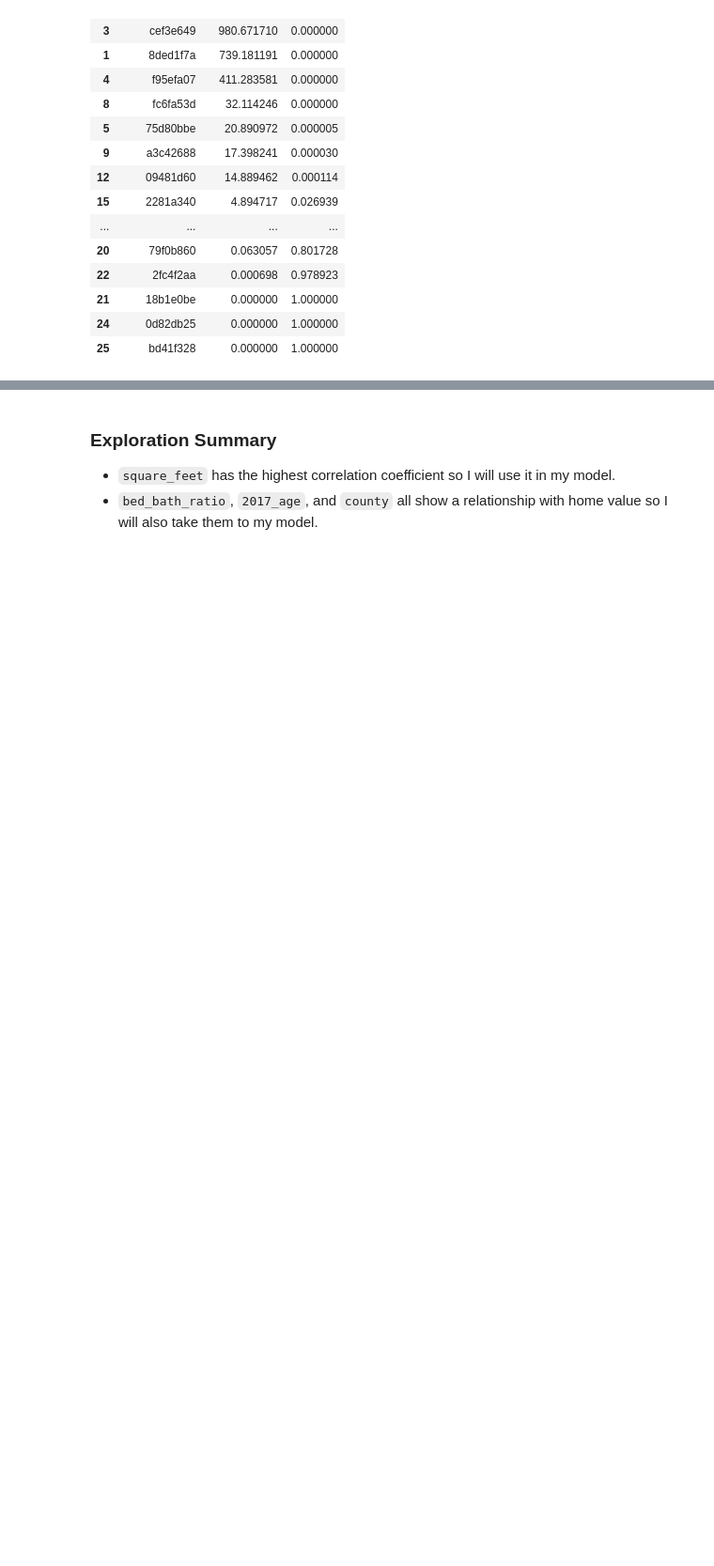
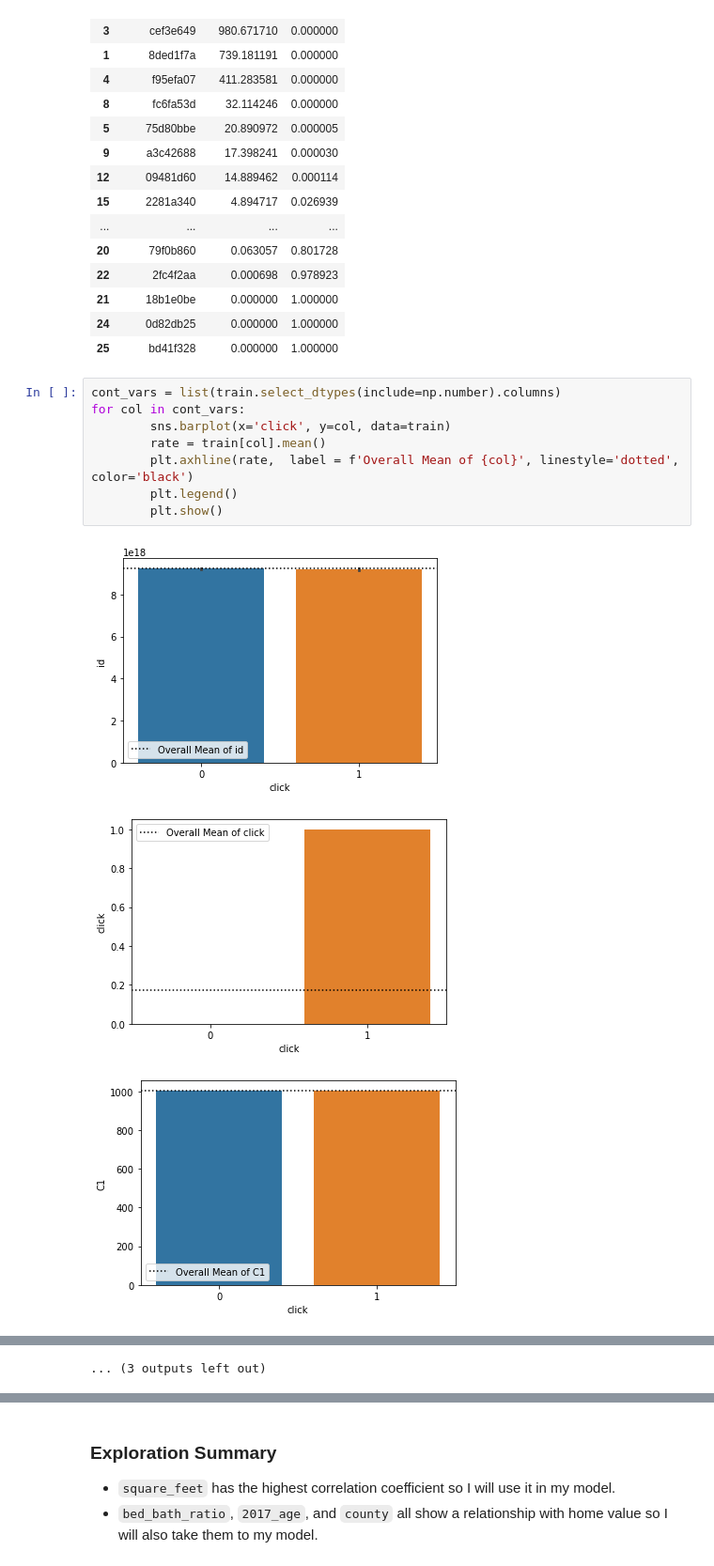
Before and after one commit to markydoug/click_throughs, a Jupyter notebook: project_template.ipynb, the cells around one changed output, grey strips where cells are left out. Shown at 94% size. Cells and saved outputs as stored; diff of their text form; blank space fills up the shorter version.

```diff
--- a/project_template.ipynb
+++ b/project_template.ipynb
@@ -390,3 +342,15 @@ df.sort_values(by=['p-value','χ^2'], ascending=[True,False])
 | 21 | 18b1e0be | 0.000000 | 1.000000 |
 | 24 | 0d82db25 | 0.000000 | 1.000000 |
 | 25 | bd41f328 | 0.000000 | 1.000000 |
+# %%
+cont_vars = list(train.select_dtypes(include=np.number).columns)
+for col in cont_vars:
+        sns.barplot(x='click', y=col, data=train)
+        rate = train[col].mean()
+        plt.axhline(rate,  label = f'Overall Mean of {col}', linestyle='dotted', color='black')
+        plt.legend()
+        plt.show()
+# %% [output]
+[figure, added]
+[figure, added]
+[figure, added]
@@ -392,0 +366 @@ df.sort_values(by=['p-value','χ^2'], ascending=[True,False])
+... (3 outputs left out)
```
Also changed, not shown: parts of 10 cells of this notebook.
